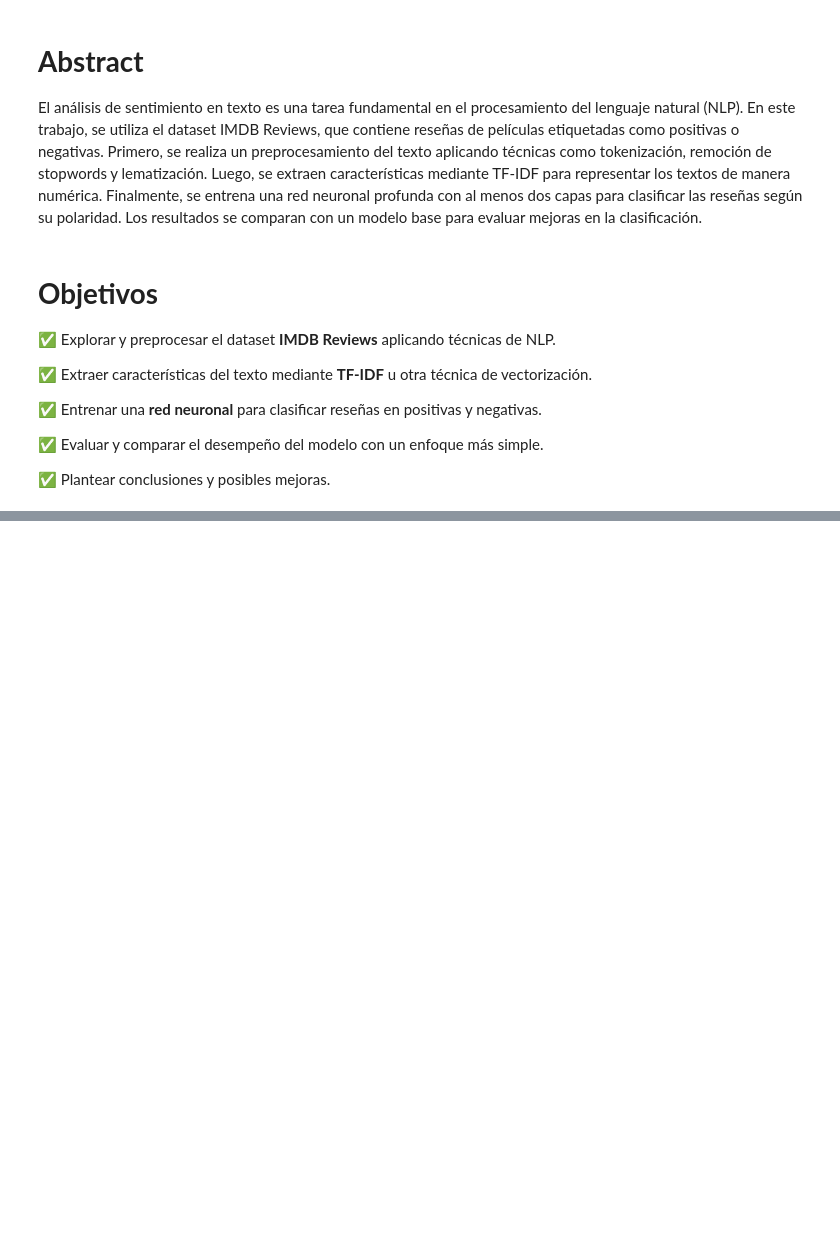
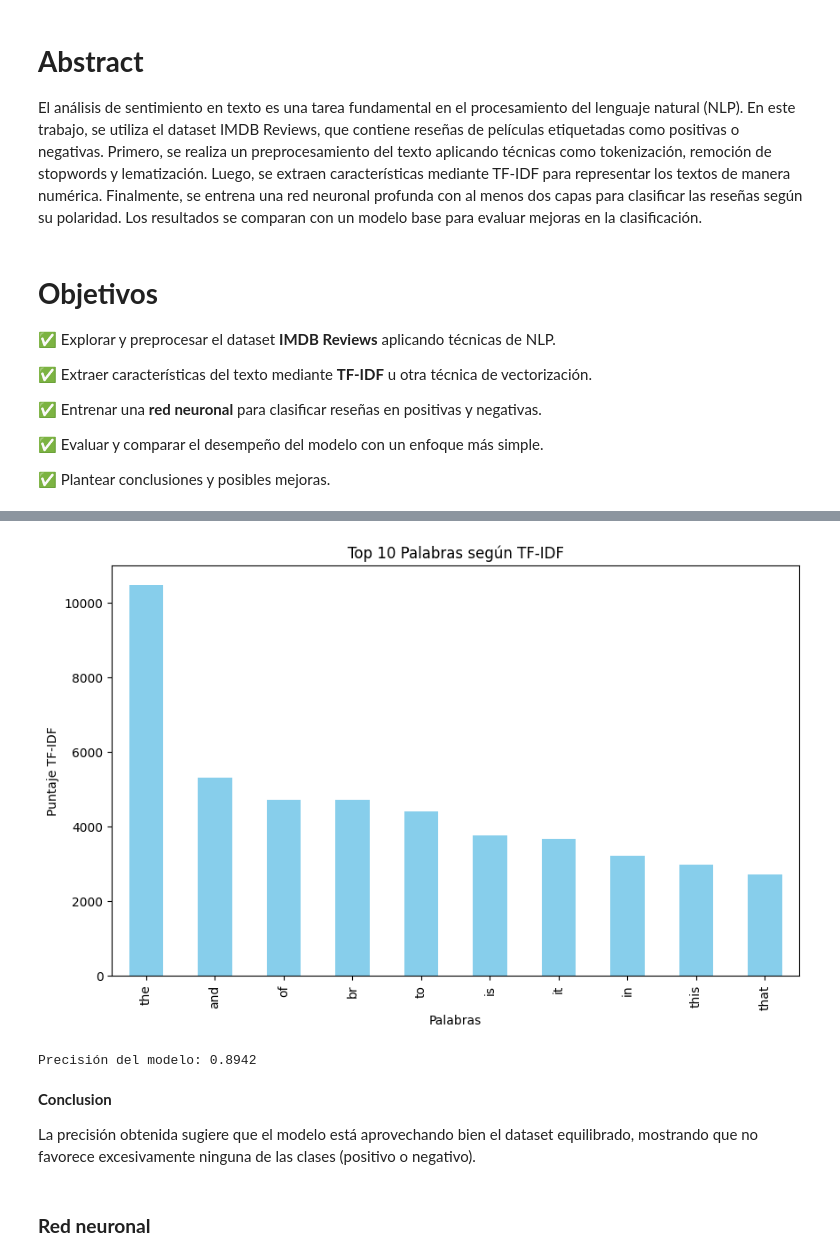
Before and after one commit to ignaciofestino/ENTREGA-PF-DSI, a Jupyter notebook: PFDS_ParteIII__Festino.ipynb, the cells around one changed output, grey strips where cells are left out. Saved outputs shown, nothing was run; the diff lists cells and outputs as text; code cells hidden in the pictures; blank space fills up the shorter version.

```diff
--- a/PFDS_ParteIII__Festino.ipynb
+++ b/PFDS_ParteIII__Festino.ipynb
@@ -28,0 +174,7 @@ El análisis de sentimiento en texto es una tarea fundamental en el procesamient
+# %%
+from sklearn.feature_extraction.text import TfidfVectorizer
+
+# TF-IDF
+vectorizer = TfidfVectorizer(max_features=5000)  # 5000 palabras más importantes
+X = vectorizer.fit_transform(df['review'])
+print("TF-IDF completo")
@@ -28,0 +183,11 @@ El análisis de sentimiento en texto es una tarea fundamental en el procesamient
+# %%
+# Obtener los nombres de las palabras seleccionadas por TF-IDF
+feature_names = vectorizer.get_feature_names_out()
+
+# Convertir la matriz TF-IDF a un DataFrame para mejor visualización
+tfidf_df = pd.DataFrame(X.toarray(), columns=feature_names)
+
+# Mostrar las palabras más importantes (columna TF-IDF más alta)
+tfidf_sums = tfidf_df.sum().sort_values(ascending=False)
+print("Palabras más importantes según TF-IDF:")
+print(tfidf_sums.head(10))
@@ -28,0 +207,35 @@ El análisis de sentimiento en texto es una tarea fundamental en el procesamient
+# %%
+import matplotlib.pyplot as plt
+
+# Graficar las 10 palabras con mayor TF-IDF
+tfidf_sums.head(10).plot(kind='bar', figsize=(10, 6), color='skyblue')
+plt.title('Top 10 Palabras según TF-IDF')
+plt.xlabel('Palabras')
+plt.ylabel('Puntaje TF-IDF')
+plt.show()
+# %% [output]
+[figure, added]
+# %%
+from sklearn.linear_model import LogisticRegression
+from sklearn.model_selection import train_test_split
+from sklearn.metrics import accuracy_score
+
+# Dividir los datos
+X_train, X_test, y_train, y_test = train_test_split(X, df['sentiment'].apply(lambda x: 1 if x == "positive" else 0), test_size=0.2)
+
+# Entrenar el modelo
+model = LogisticRegression()
+model.fit(X_train, y_train)
+
+# Evaluar el modelo
+y_pred = model.predict(X_test)
+accuracy = accuracy_score(y_test, y_pred)
+print("Precisión del modelo:", accuracy)
+# %% [output]
+Precisión del modelo: 0.8942
+# %% [markdown]
+**Conclusion**
+
+La precisión obtenida sugiere que el modelo está aprovechando bien el dataset equilibrado, mostrando que no favorece excesivamente ninguna de las clases (positivo o negativo).
+# %% [markdown]
+### **Red neuronal**
```
Also changed, not shown: parts of 19 cells of this notebook.
